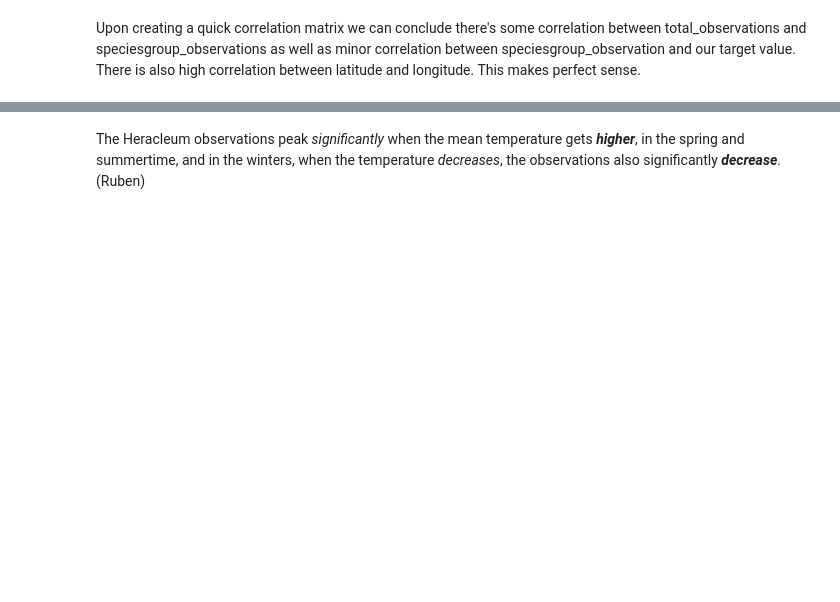
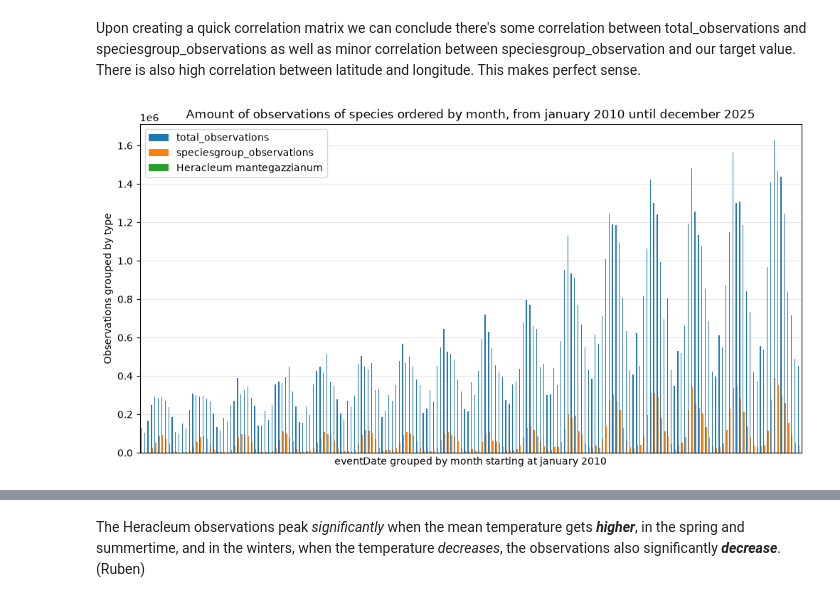
Before and after one commit to mikaelvos/Serj-is-Gone-The-Sequel-to-Serj-is-Still-Missing-The-Sequel-To-Where-is_Serj-The-Sequel-to-Where, a Jupyter notebook: new-notebook.ipynb, the cells around one changed output, grey strips where cells are left out. Saved outputs shown, nothing was run; the diff lists cells and outputs as text; code cells hidden in the pictures; blank space fills up the shorter version.

Commit message:
minor updates to previous visualisations

```diff
--- a/new-notebook.ipynb
+++ b/new-notebook.ipynb
@@ -139,13 +188,21 @@ sns.heatmap(df_corr, annot=True, mask=mask)
 # %% [markdown]
 Upon creating a quick correlation matrix we can conclude there's some correlation between total_observations and speciesgroup_observations as well as minor correlation between speciesgroup_observation and our target value. There is also high correlation between latitude and longitude. This makes perfect sense.
 # %%
-df_months = df_merged.groupby(df_merged['eventDate'].dt.to_period('M'))['Heracleum mantegazzianum'].sum()
-fig, ax = plt.subplots(figsize=(10, 6))
-df_months.plot(kind='bar', ax=ax, width=0.8, color='#4c72b0', edgecolor='none')
+target_cols = [
+    "total_observations",
+    "speciesgroup_observations",
+    "Heracleum mantegazzianum"
+]
+df_months = df_merged.groupby(df_merged['eventDate'].dt.to_period('M'))[target_cols].sum().reset_index()
+fig, ax = plt.subplots(figsize=(12, 6))
+df_months.plot(kind='bar', ax=ax, width=0.8, edgecolor='none')
 
 ax.set_xticks([])
 ax.set_xlabel("eventDate grouped by month starting at january 2010")
-ax.set_ylabel("Heracleum mantegazzianum")
+ax.set_ylabel("Observations grouped by type")
+ax.set_title("Amount of observations of species ordered by month, from january 2010 until december 2025")
 ax.grid(axis='y', linestyle='-', alpha=0.3)
 ax.set_axisbelow(True)
 plt.show()
+# %% [output]
+[figure, added]
```
Also changed, not shown: parts of 14 cells of this notebook.
